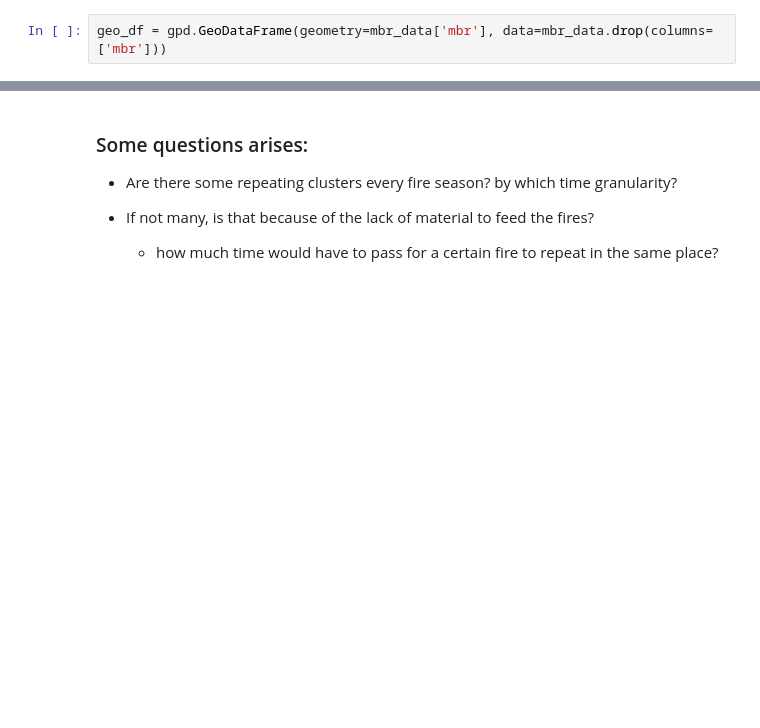
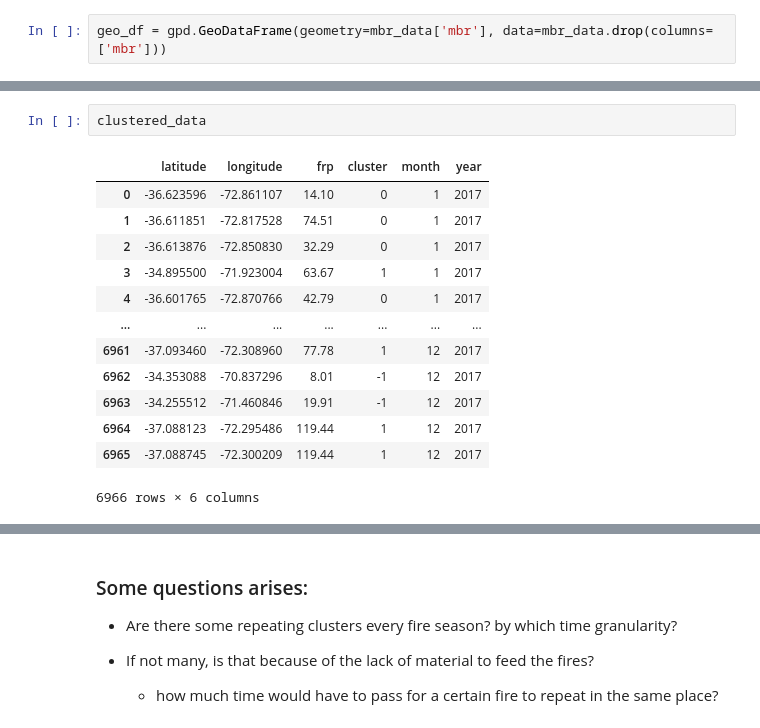
Before and after one commit to sebastiantare/chileanfires, a Jupyter notebook: Notebook.ipynb, the cells around one changed output, grey strips where cells are left out. Saved outputs shown, nothing was run; the diff lists cells and outputs as text; blank space fills up the shorter version.

```diff
--- a/Notebook.ipynb
+++ b/Notebook.ipynb
@@ -229,2 +286,18 @@ geo_df = gpd.GeoDataFrame(geometry=mbr_data['mbr'], data=mbr_data.drop(columns=[
+# %%
+clustered_data
+# %% [output]
+|  | latitude | longitude | frp | cluster | month | year |
+| 0 | -36.623596 | -72.861107 | 14.10 | 0 | 1 | 2017 |
+| 1 | -36.611851 | -72.817528 | 74.51 | 0 | 1 | 2017 |
+| 2 | -36.613876 | -72.850830 | 32.29 | 0 | 1 | 2017 |
+| 3 | -34.895500 | -71.923004 | 63.67 | 1 | 1 | 2017 |
+| 4 | -36.601765 | -72.870766 | 42.79 | 0 | 1 | 2017 |
+| ... | ... | ... | ... | ... | ... | ... |
+| 6961 | -37.093460 | -72.308960 | 77.78 | 1 | 12 | 2017 |
+| 6962 | -34.353088 | -70.837296 | 8.01 | -1 | 12 | 2017 |
+| 6963 | -34.255512 | -71.460846 | 19.91 | -1 | 12 | 2017 |
+| 6964 | -37.088123 | -72.295486 | 119.44 | 1 | 12 | 2017 |
+| 6965 | -37.088745 | -72.300209 | 119.44 | 1 | 12 | 2017 |
+6966 rows × 6 columns
 # %%
 fig = px.scatter_mapbox(
```
Also changed, not shown: parts of 22 cells of this notebook.
